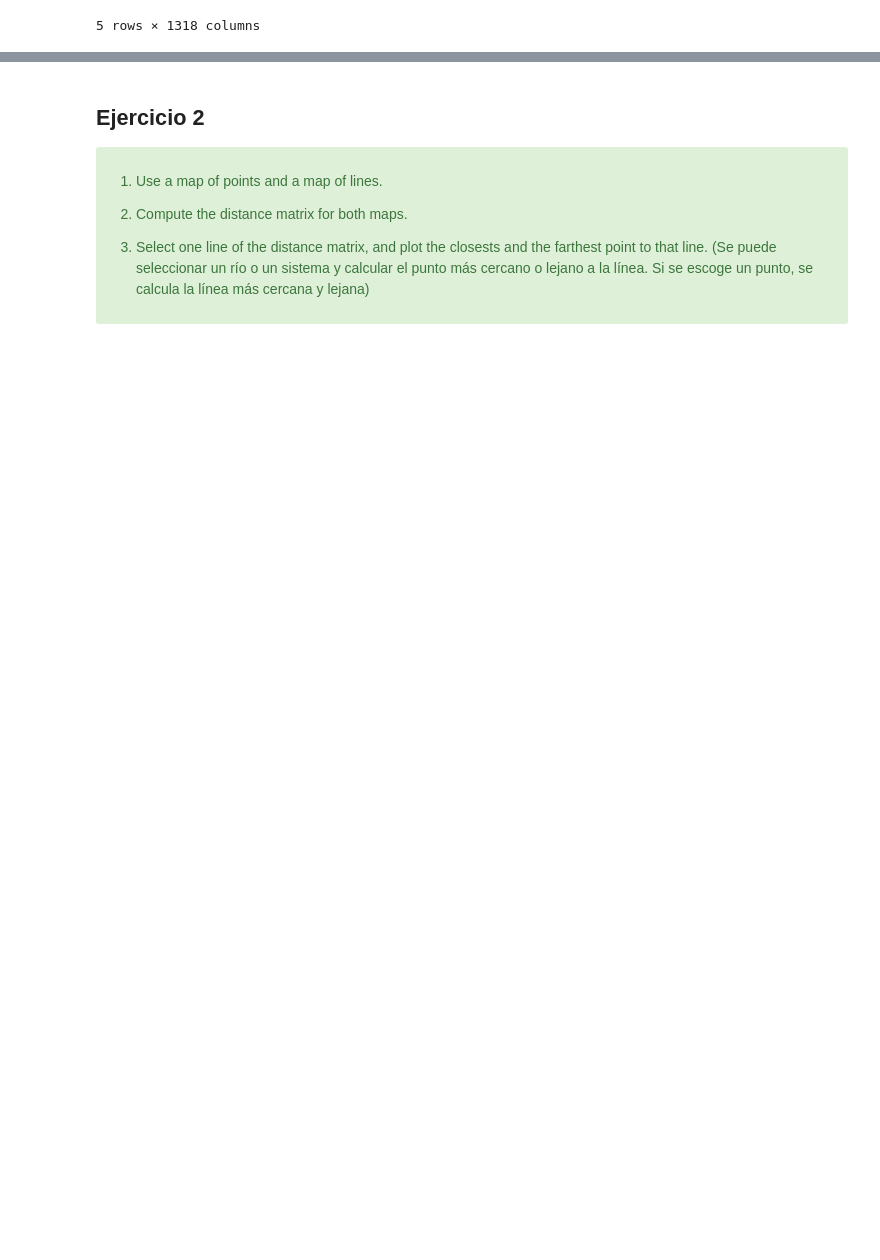
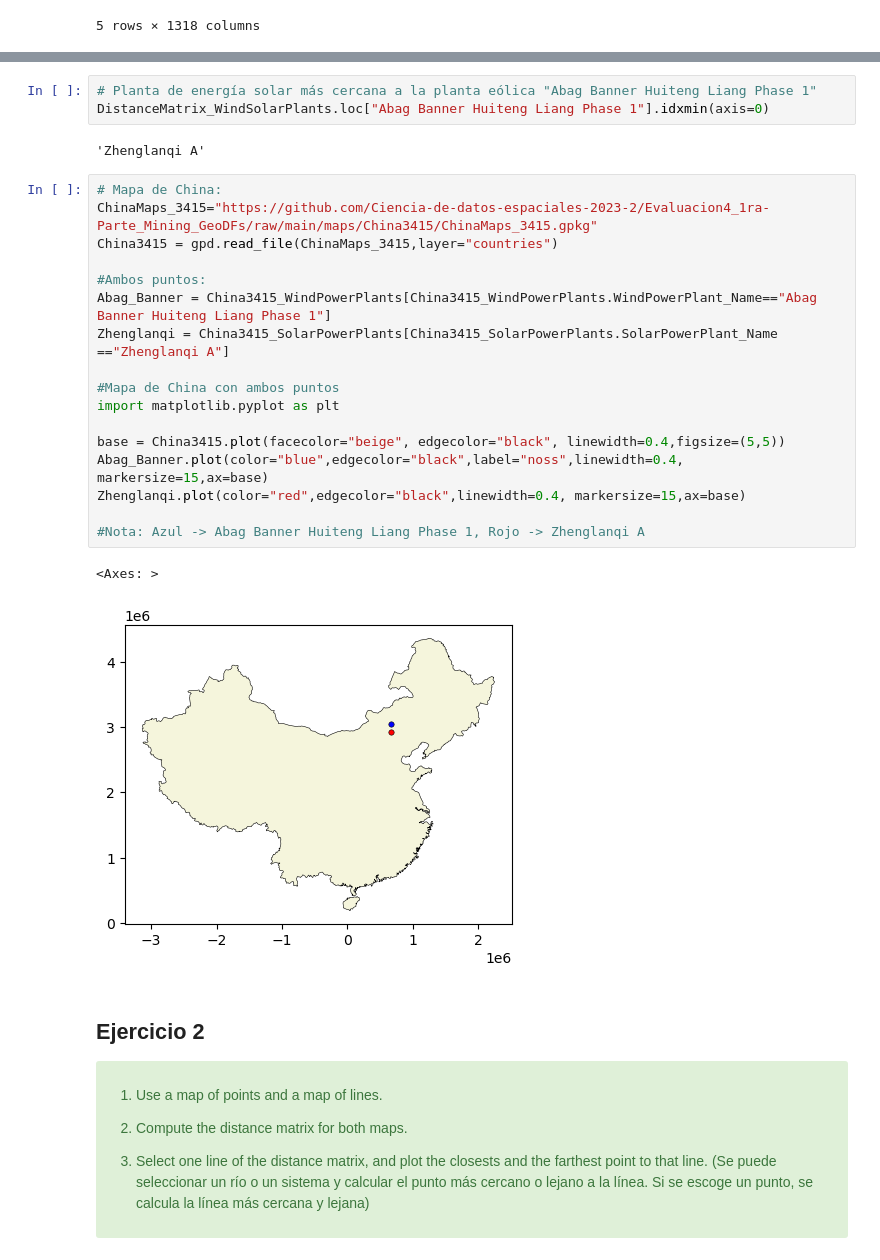
Before and after one commit to Ciencia-de-datos-espaciales-2023-2/Evaluacion4_1ra-Parte_Mining_GeoDFs, a Jupyter notebook: Evaluación#4_1ra-Parte_Mining_GeoDFs.ipynb, the cells around one changed output, grey strips where cells are left out. Saved outputs shown, nothing was run; the diff lists cells and outputs as text; blank space fills up the shorter version.

Commit message:
Subir mapas

```diff
--- a/Evaluación#4_1ra-Parte_Mining_GeoDFs.ipynb
+++ b/Evaluación#4_1ra-Parte_Mining_GeoDFs.ipynb
@@ -68,3 +62,28 @@ China3415 = gpd.read_file(ChinaMaps_3415,layer="countries")
+# %%
+# Planta de energía solar más cercana a la planta eólica "Abag Banner Huiteng Liang Phase 1"
+DistanceMatrix_WindSolarPlants.loc["Abag Banner Huiteng Liang Phase 1"].idxmin(axis=0)
+# %% [output]
+'Zhenglanqi A'
+# %%
+# Mapa de China:
+ChinaMaps_3415="https://github.com/Ciencia-de-datos-espaciales-2023-2/Evaluacion4_1ra-Parte_Mining_GeoDFs/raw/main/maps/China3415/ChinaMaps_3415.gpkg"
+China3415 = gpd.read_file(ChinaMaps_3415,layer="countries")
+
+#Ambos puntos:
+Abag_Banner = China3415_WindPowerPlants[China3415_WindPowerPlants.WindPowerPlant_Name=="Abag Banner Huiteng Liang Phase 1"]
+Zhenglanqi = China3415_SolarPowerPlants[China3415_SolarPowerPlants.SolarPowerPlant_Name =="Zhenglanqi A"]
+
+#Mapa de China con ambos puntos
+import matplotlib.pyplot as plt
+
+base = China3415.plot(facecolor="beige", edgecolor="black", linewidth=0.4,figsize=(5,5))
+Abag_Banner.plot(color="blue",edgecolor="black",label="noss",linewidth=0.4, markersize=15,ax=base)
+Zhenglanqi.plot(color="red",edgecolor="black",linewidth=0.4, markersize=15,ax=base)
+
+#Nota: Azul -> Abag Banner Huiteng Liang Phase 1, Rojo -> Zhenglanqi A
+# %% [output]
+<Axes: >
+[figure, added]
 # %% [markdown]
 ## Ejercicio 2
 
```
Also changed, not shown: parts of 7 cells of this notebook, 4 other files.
